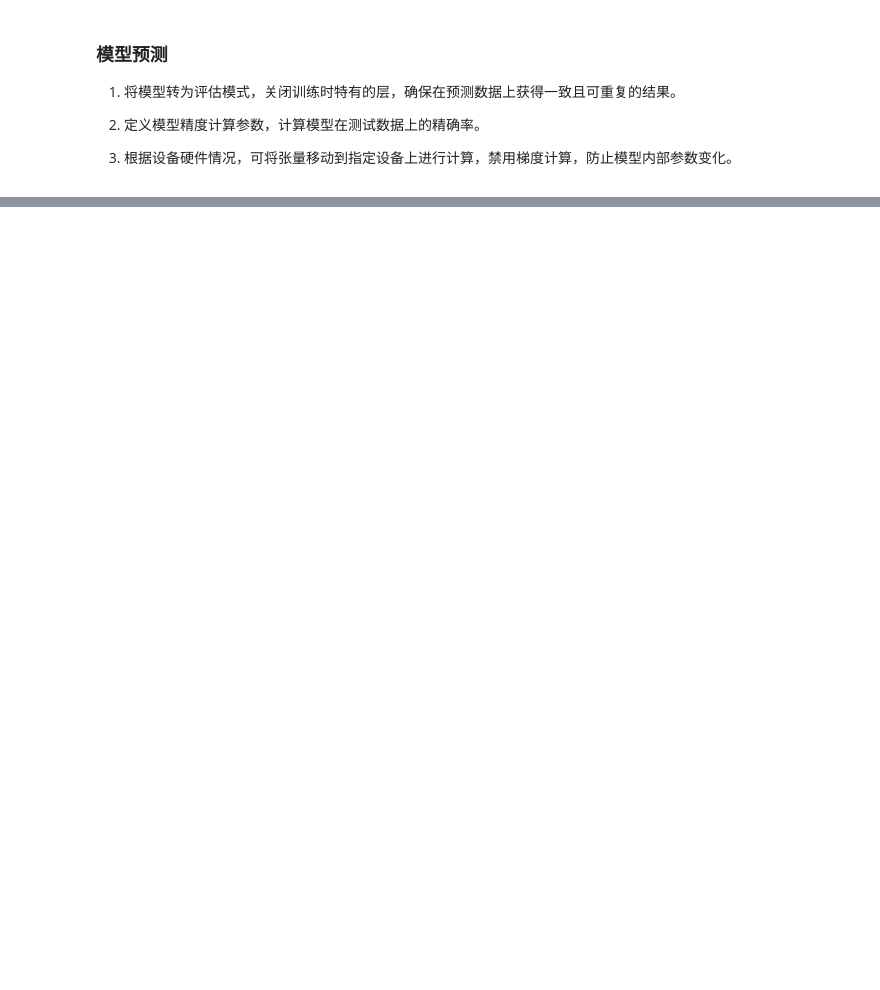
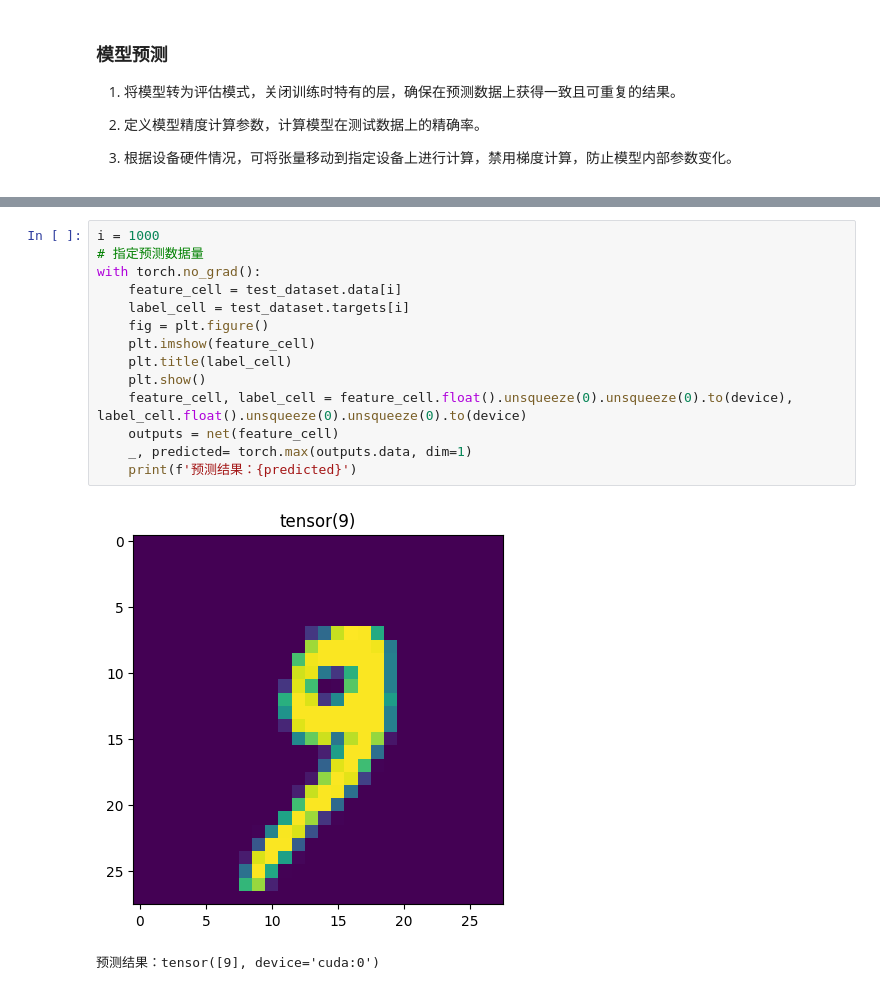
Before and after one commit to liling-kongbai/develop, a Jupyter notebook: 手写数字识别（PyTorch，CNN）/代码解析.ipynb, the cells around one changed output, grey strips where cells are left out. Saved outputs shown, nothing was run; the diff lists cells and outputs as text; blank space fills up the shorter version.

```diff
--- a/手写数字识别（PyTorch，CNN）/代码解析.ipynb
+++ b/手写数字识别（PyTorch，CNN）/代码解析.ipynb
@@ -282,0 +291,17 @@ acc：0.9828
+# %%
+i = 1000
+# 指定预测数据量
+with torch.no_grad():
+    feature_cell = test_dataset.data[i]
+    label_cell = test_dataset.targets[i]
+    fig = plt.figure()
+    plt.imshow(feature_cell)
+    plt.title(label_cell)
+    plt.show()
+    feature_cell, label_cell = feature_cell.float().unsqueeze(0).unsqueeze(0).to(device), label_cell.float().unsqueeze(0).unsqueeze(0).to(device)
+    outputs = net(feature_cell)
+    _, predicted= torch.max(outputs.data, dim=1)
+    print(f'预测结果：{predicted}')
+# %% [output]
+[figure, added]
+预测结果：tensor([9], device='cuda:0')
```
Also changed, not shown: parts of 4 cells of this notebook, 8 other files.
